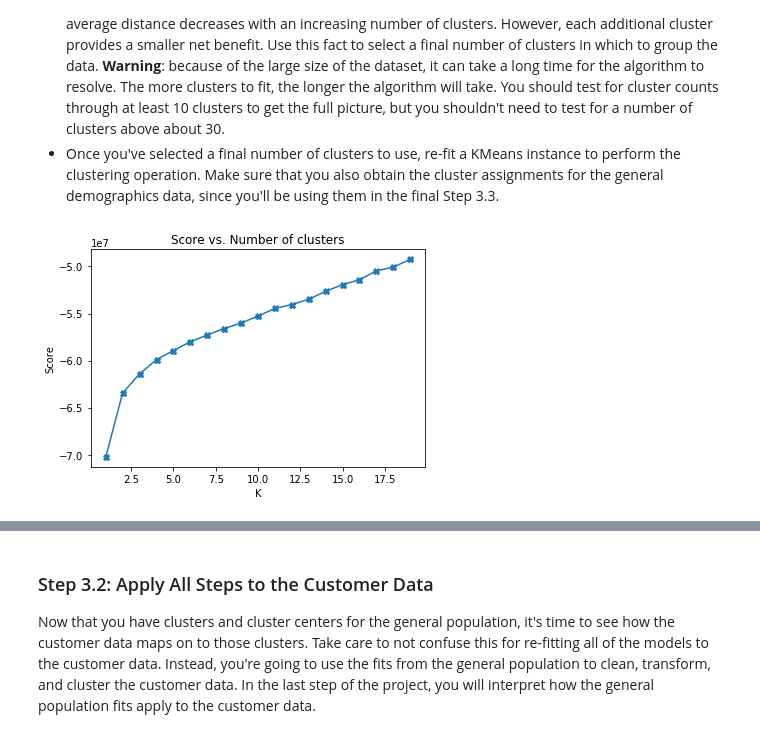
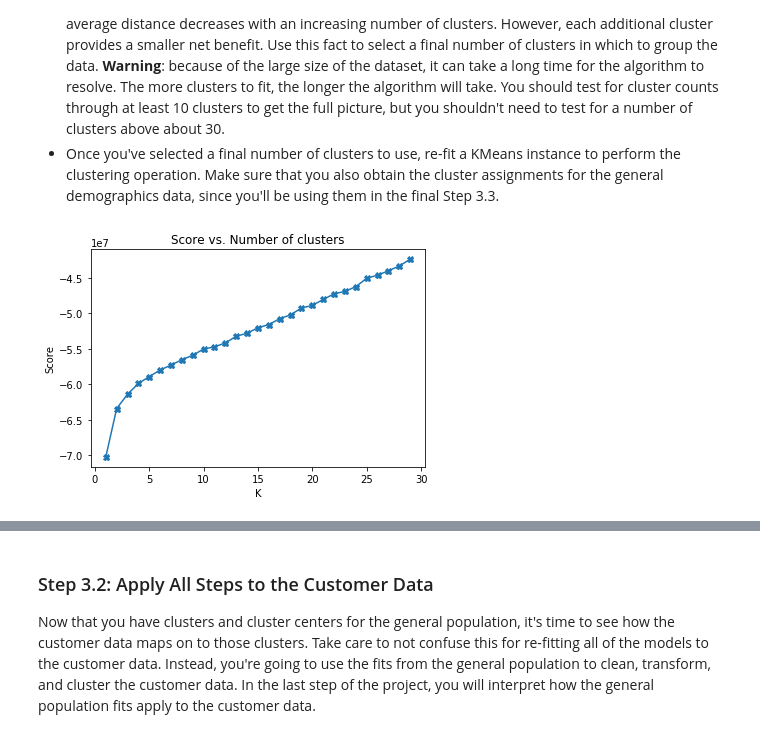
Before and after one commit to sugeshmundayadan/Customer-Segment, a Jupyter notebook: Identify_Customer_Segments.ipynb, the cells around one changed output, grey strips where cells are left out. Drawn from its saved outputs; the diff is of its cells as text; code cells hidden in the pictures.

```diff
--- a/Identify_Customer_Segments.ipynb
+++ b/Identify_Customer_Segments.ipynb
@@ -555,7 +557,7 @@ df.shape
 (742042, 109)
 # %%
 from sklearn.preprocessing import StandardScaler
-ss = StandardScaler(with_mean=False, with_std=True)
+ss = StandardScaler()
 
 df = pd.DataFrame(ss.fit_transform(df), columns = df.columns)
 # %%
@@ -704,7 +701,7 @@ from sklearn.cluster import KMeans
 
 score=[]
 # run k-means clustering on the data and...
-for i in list(range(1,20)):
+for i in list(range(1,30)):
     kmeans = KMeans(n_clusters = i)
     model = kmeans.fit(df_var)
     score.append(model.score(df_var))
@@ -712,13 +709,13 @@ for i in list(range(1,20)):
 # %%
 # Investigate the change in within-cluster distance across number of clusters.
 # HINT: Use matplotlib's plot function to visualize this relationship.
 
-plt.plot(list(range(1,20)), score, marker='X' );
+plt.plot(list(range(1,30)), score, marker='X' );
 plt.xlabel('K');
 plt.ylabel('Score');
 plt.title('Score vs. Number of clusters');
 # %% [output]
-[figure, old version]
+[figure, new version]
 # %%
 # Re-fit the k-means model with the selected number of clusters and obtain
 # cluster predictions for the general population demographics data.
```
Also changed, not shown: parts of 25 cells of this notebook, 1 other file.
